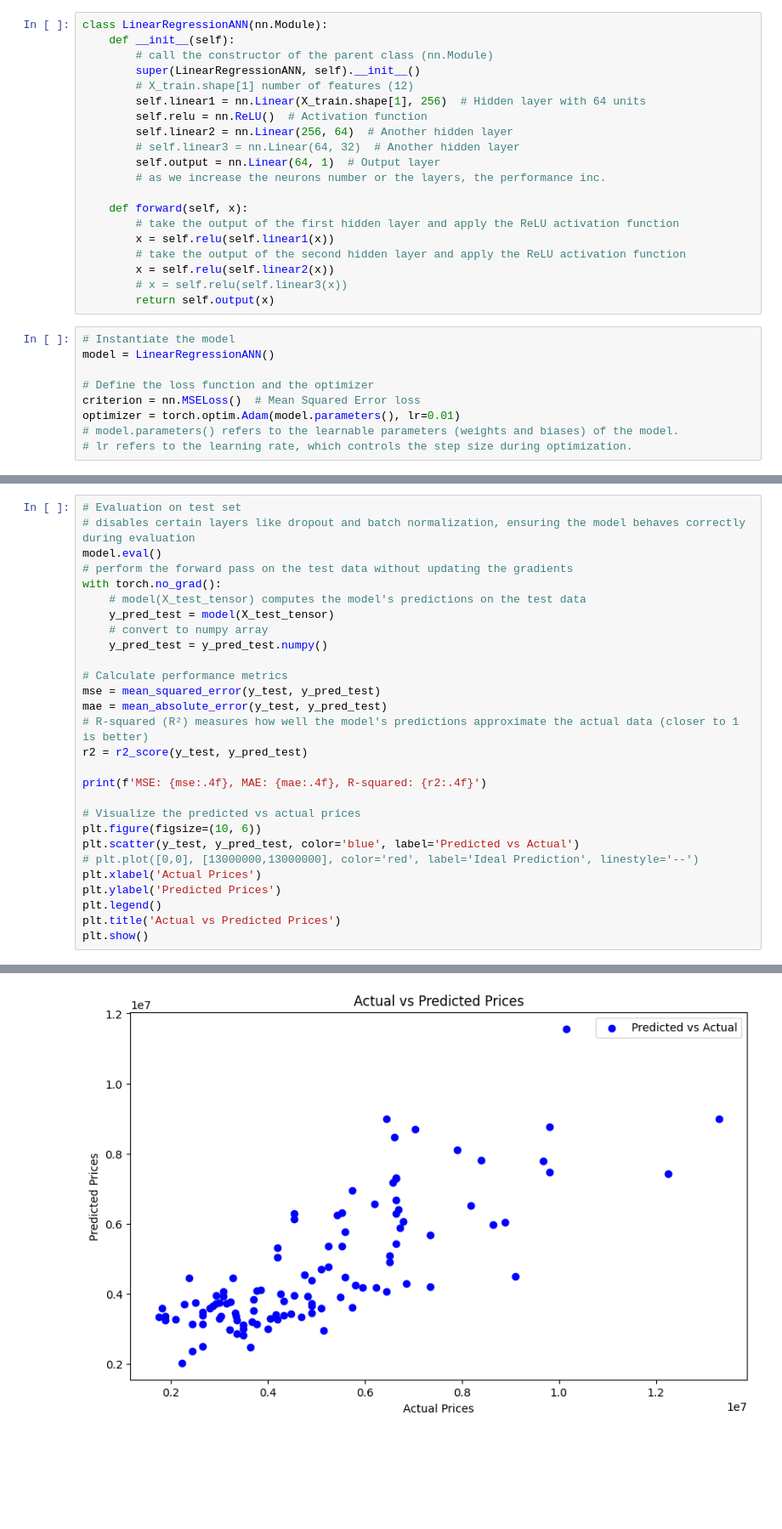
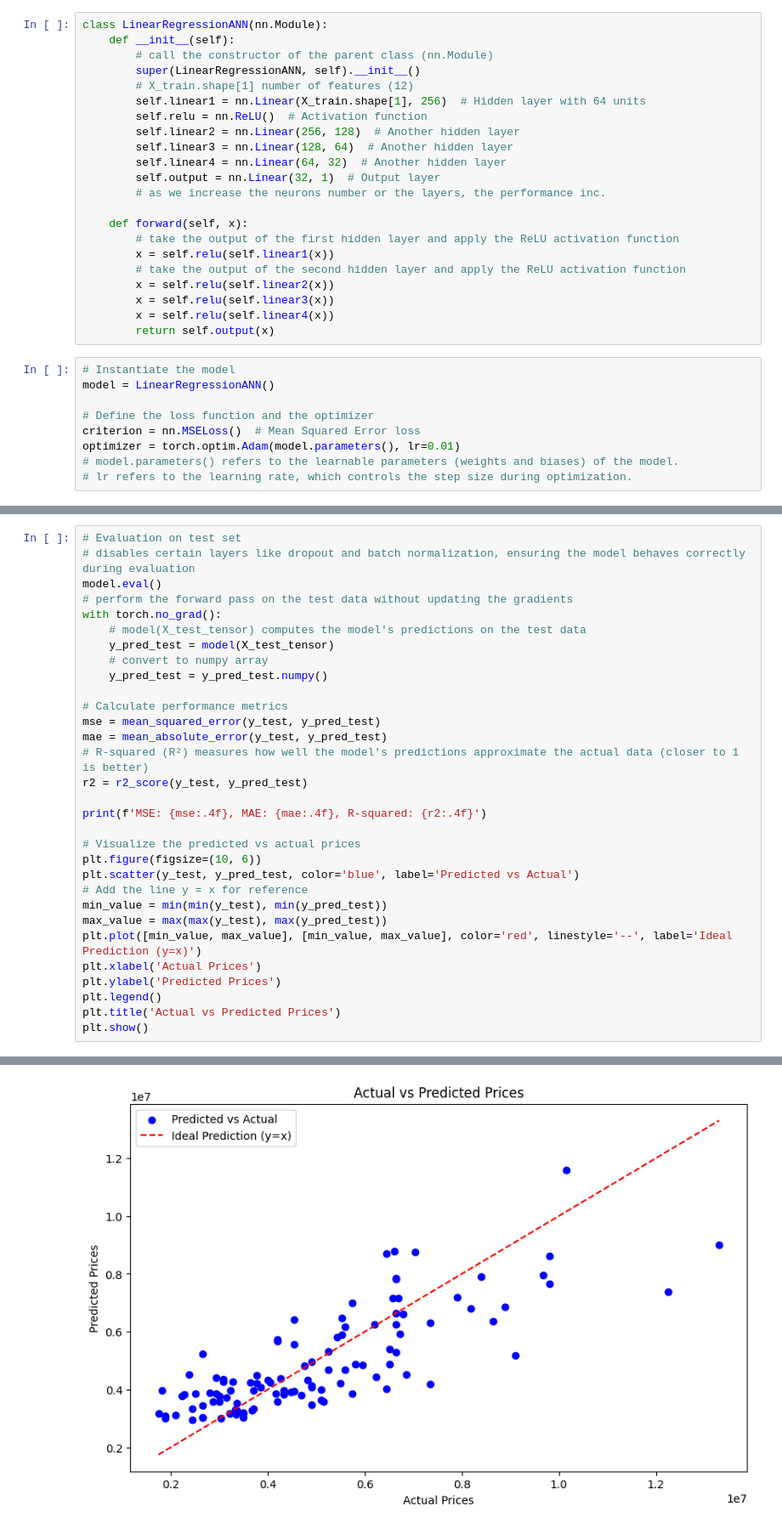
Before and after one commit to amr-abdelaziz1911/Pytorch-Linear-Regression, a Jupyter notebook: PyTorch Regression/pytorch.ipynb, the cells around one changed output, grey strips where cells are left out. Shown at 85% size. Cells and saved outputs as stored; diff of their text form; blank space fills up the shorter version.

```diff
--- a/PyTorch Regression/pytorch.ipynb
+++ b/PyTorch Regression/pytorch.ipynb
@@ -75,9 +75,10 @@ class LinearRegressionANN(nn.Module):
         # X_train.shape[1] number of features (12)
         self.linear1 = nn.Linear(X_train.shape[1], 256)  # Hidden layer with 64 units
         self.relu = nn.ReLU()  # Activation function
-        self.linear2 = nn.Linear(256, 64)  # Another hidden layer
-        # self.linear3 = nn.Linear(64, 32)  # Another hidden layer
-        self.output = nn.Linear(64, 1)  # Output layer
+        self.linear2 = nn.Linear(256, 128)  # Another hidden layer
+        self.linear3 = nn.Linear(128, 64)  # Another hidden layer
+        self.linear4 = nn.Linear(64, 32)  # Another hidden layer
+        self.output = nn.Linear(32, 1)  # Output layer
         # as we increase the neurons number or the layers, the performance inc.
 
     def forward(self, x):
@@ -85,7 +86,8 @@ class LinearRegressionANN(nn.Module):
         x = self.relu(self.linear1(x))
         # take the output of the second hidden layer and apply the ReLU activation function
         x = self.relu(self.linear2(x))
-        # x = self.relu(self.linear3(x))
+        x = self.relu(self.linear3(x))
+        x = self.relu(self.linear4(x))
         return self.output(x)
 # %%
 # Instantiate the model
@@ -151,7 +153,10 @@ print(f'MSE: {mse:.4f}, MAE: {mae:.4f}, R-squared: {r2:.4f}')
 # Visualize the predicted vs actual prices
 plt.figure(figsize=(10, 6))
 plt.scatter(y_test, y_pred_test, color='blue', label='Predicted vs Actual')
-# plt.plot([0,0], [13000000,13000000], color='red', label='Ideal Prediction', linestyle='--')
+# Add the line y = x for reference
+min_value = min(min(y_test), min(y_pred_test))
+max_value = max(max(y_test), max(y_pred_test))
+plt.plot([min_value, max_value], [min_value, max_value], color='red', linestyle='--', label='Ideal Prediction (y=x)')
 plt.xlabel('Actual Prices')
 plt.ylabel('Predicted Prices')
 plt.legend()
@@ -162 +167 @@ MSE: 2029643352741.6272, MAE: 1099617.8039, R-squared: 0.5985
-[figure, old version]
+[figure, new version]
```
Also changed, not shown: parts of 2 cells of this notebook.
